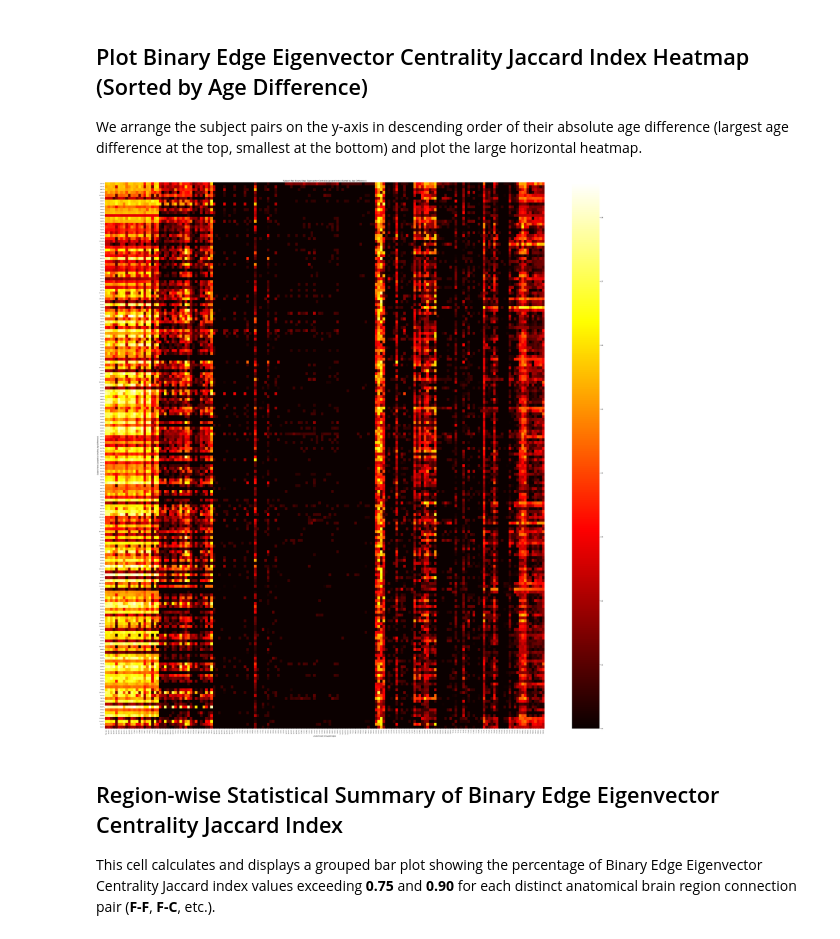
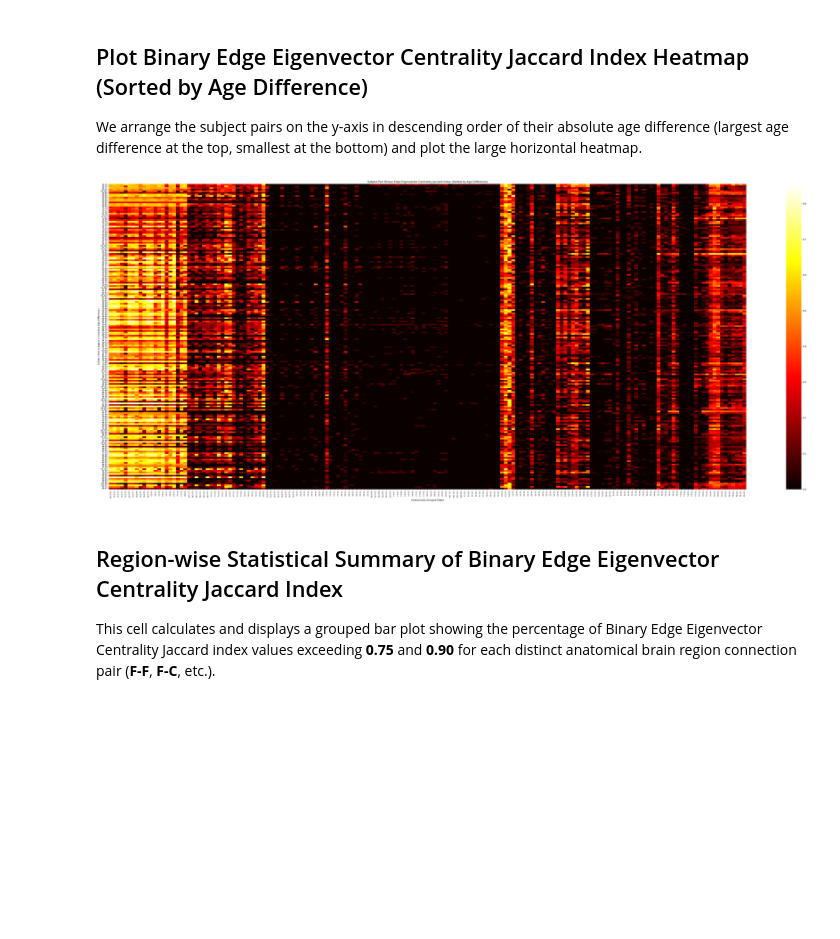
Before and after one commit to AlooKaLaddoo/HonoursM26, a Jupyter notebook: binary/binaryEdgeEigenvectorCentralityJaccard.ipynb, the cells around one changed output. Cells and saved outputs as stored; diff of their text form; code cells hidden in the pictures; blank space fills up the shorter version.

```diff
--- a/binary/binaryEdgeEigenvectorCentralityJaccard.ipynb
+++ b/binary/binaryEdgeEigenvectorCentralityJaccard.ipynb
@@ -308,35 +308,35 @@ for idx, row in ages_df.iterrows():
 pair_age_diff = {}
 for pair in pair_jaccard_all_edges.keys():
     subj_A, subj_B = pair
     diff = abs(age_dict[subj_A] - age_dict[subj_B])
     pair_age_diff[pair] = diff
 
 # Sort pairs by age difference descending (largest diff at top, smallest diff at bottom)
 sorted_pairs = sorted(pair_age_diff.keys(), key=lambda x: pair_age_diff[x], reverse=True)
 
 heatmap_data = []
 yticklabels = []
 
 for pair in sorted_pairs:
     p0 = str(int(pair[0].replace('sub-NORB', '')))
     p1 = str(int(pair[1].replace('sub-NORB', '')))
     yticklabels.append(f"{p0}-{p1}")
     heatmap_data.append(pair_jaccard_all_edges[pair])
 
 heatmap_data = np.array(heatmap_data)
 
 # Plot heatmap
-plt.figure(figsize=(50, 50))
+plt.figure(figsize=(50, 20))
 sns.heatmap(heatmap_data, cmap='hot', xticklabels=edge_labels, yticklabels=yticklabels)
 plt.title('Subject Pair Binary Edge Eigenvector Centrality Jaccard Index (Sorted by Age Difference)')
 plt.xlabel('Anatomically Grouped Edges')
 plt.ylabel('Subject Pairs (Largest to Smallest Age Difference)')
 plt.xticks(rotation=90, fontsize=8)
 plt.yticks(fontsize=8)
 plt.tight_layout()
 plt.show()
 # %% [output]
-[figure, old version]
+[figure, new version]
 # %% [markdown]
 ## Region-wise Statistical Summary of Binary Edge Eigenvector Centrality Jaccard Index
 
```
Also changed, not shown: parts of 1 cell of this notebook, 13 other files.
